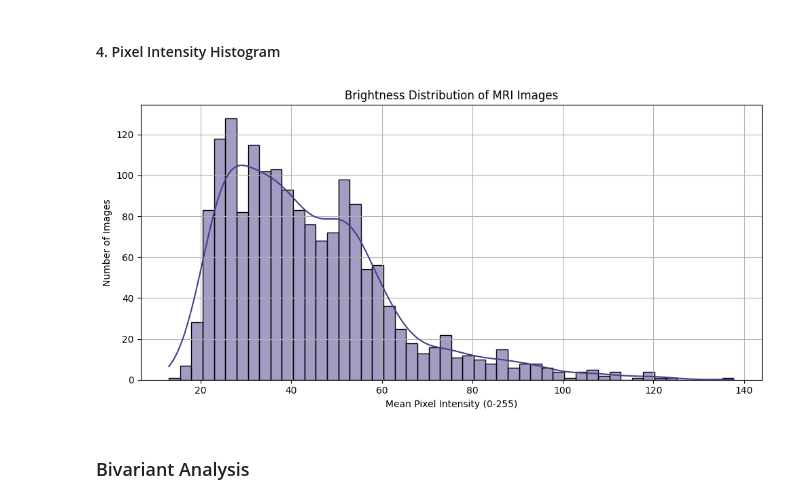
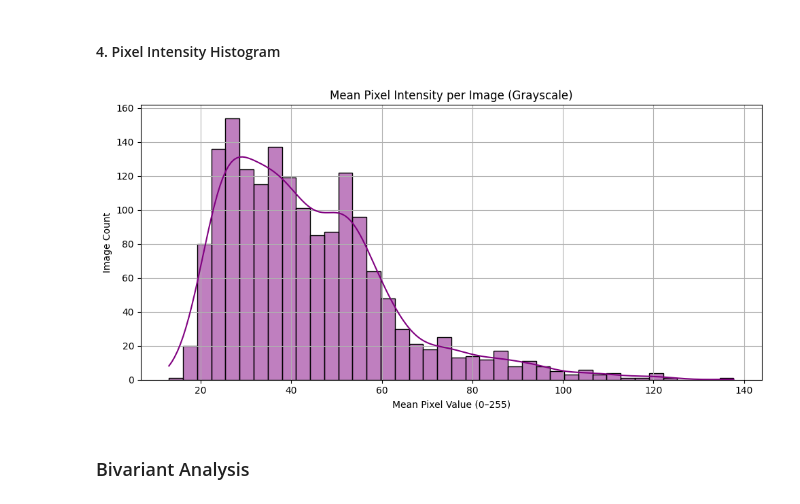
Before and after one commit to Jan2309jr/Brain-Tumor-MRI-Image-Classification, a Jupyter notebook: brain-tumor-detection.ipynb, the cells around one changed output. Cells and saved outputs as stored; diff of their text form; code cells hidden in the pictures.

Commit message:
normalized pixel values

```diff
--- a/brain-tumor-detection.ipynb
+++ b/brain-tumor-detection.ipynb
@@ -286,29 +294,33 @@ brightness_dist(train_path)
 # %% [markdown]
 #### 4. Pixel Intensity Histogram
 # %%
-def pixel_intensity(data_path):
-    pixel_value = []
-    warnings.filterwarnings("ignore", category=FutureWarning)
+def pixel_intensity_per_image(data_path):
+    mean_pixel_values = []
 
-    for i in os.listdir(data_path):
-        if os.path.isdir(os.path.join(data_path, i)):
-            for j in os.listdir(os.path.join(data_path, i)):
-                img = os.path.join(data_path, i, j)
-                image = Image.open(img).convert("L")
-                img_pix_list = np.array(image)
-                pixel_value.append(img_pix_list.flatten())
+    for class_folder in os.listdir(data_path):
+        class_path = os.path.join(data_path, class_folder)
+        if not os.path.isdir(class_path): continue
+
+        for image_file in os.listdir(class_path):
+            try:
+                image_path = os.path.join(class_path, image_file)
+                img = Image.open(image_path).convert("L")
+                img_arr = np.array(img)
+                mean_pixel_values.append(np.mean(img_arr))
+            except:
+                continue
 
     plt.figure(figsize=(10, 5))
-    sns.histplot(brightness_list, bins=50, color='skyblue', kde=True)
-    plt.title("Brightness Distribution of MRI Images")
-    plt.xlabel("Mean Pixel Intensity (0-255)")
-    plt.ylabel("Number of Images")
+    sns.histplot(mean_pixel_values, bins=40, kde=True, color="purple")
+    plt.title("Mean Pixel Intensity per Image (Grayscale)")
+    plt.xlabel("Mean Pixel Value (0–255)")
+    plt.ylabel("Image Count")
+    plt.tight_layout()
     plt.grid(True)
-    plt.tight_layout()
     plt.show()
-brightness_dist(train_path)
+pixel_intensity_per_image(train_path)
 # %% [output]
-[figure, old version]
+[figure, new version]
 # %% [markdown]
 ### Bivariant Analysis
 # %% [markdown]
```
Also changed, not shown: parts of 20 cells of this notebook.
